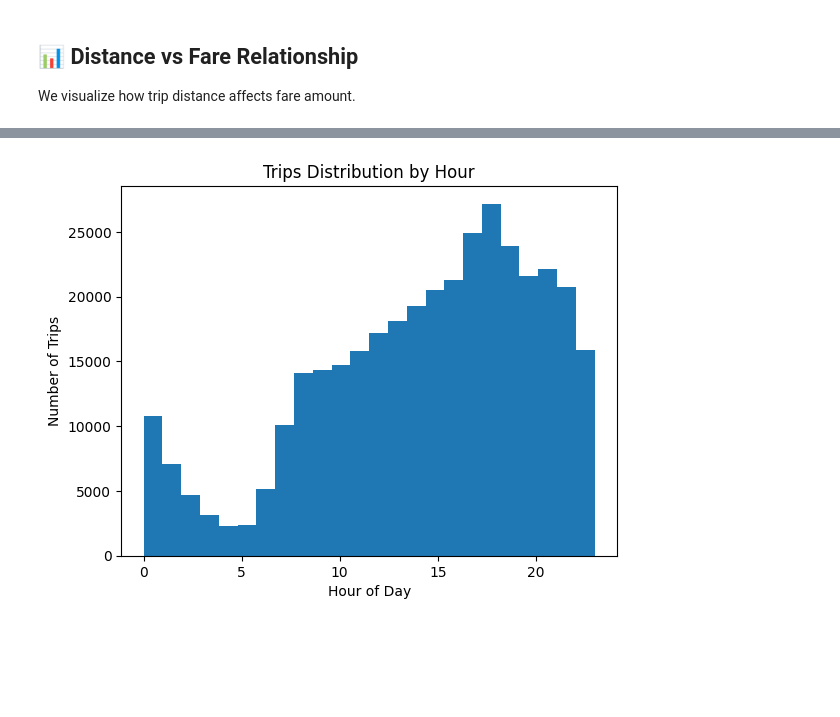
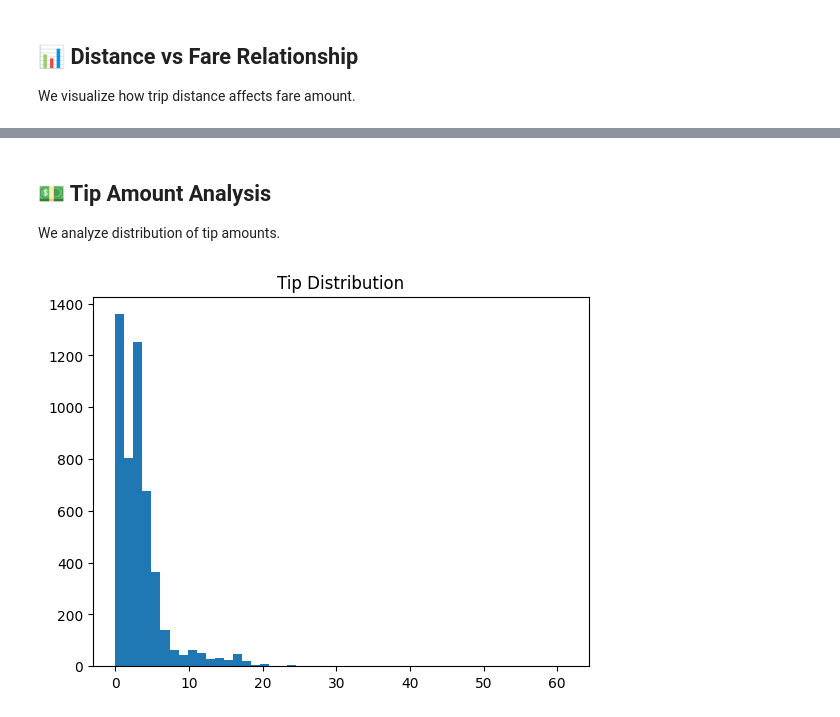
Before and after one commit to mahmoudalamwy514-arch/taxi-bigdata-project, a Jupyter notebook: notebook/EDA.ipynb, the cells around one changed output, grey strips where cells are left out. Cells and saved outputs as stored; diff of their text form; code cells hidden in the pictures; blank space fills up the shorter version.

```diff
--- a/notebook/EDA.ipynb
+++ b/notebook/EDA.ipynb
@@ -165,8 +156,9 @@ We analyze when most trips happen during the day.
-# %%
-plt.hist(pdf["hour"], bins=24)
-plt.xlabel("Hour of Day")
-plt.ylabel("Number of Trips")
-plt.title("Trips Distribution by Hour")
-plt.show()
-# %% [output]
-[figure, removed]
+# %% [markdown]
+## 💵 Tip Amount Analysis
+We analyze distribution of tip amounts.
+# %%
+plt.hist(pdf["tip_amount"], bins=50)
+plt.title("Tip Distribution")
+plt.show()
+# %% [output]
+[figure, added]
```
Also changed, not shown: parts of 27 cells of this notebook.
